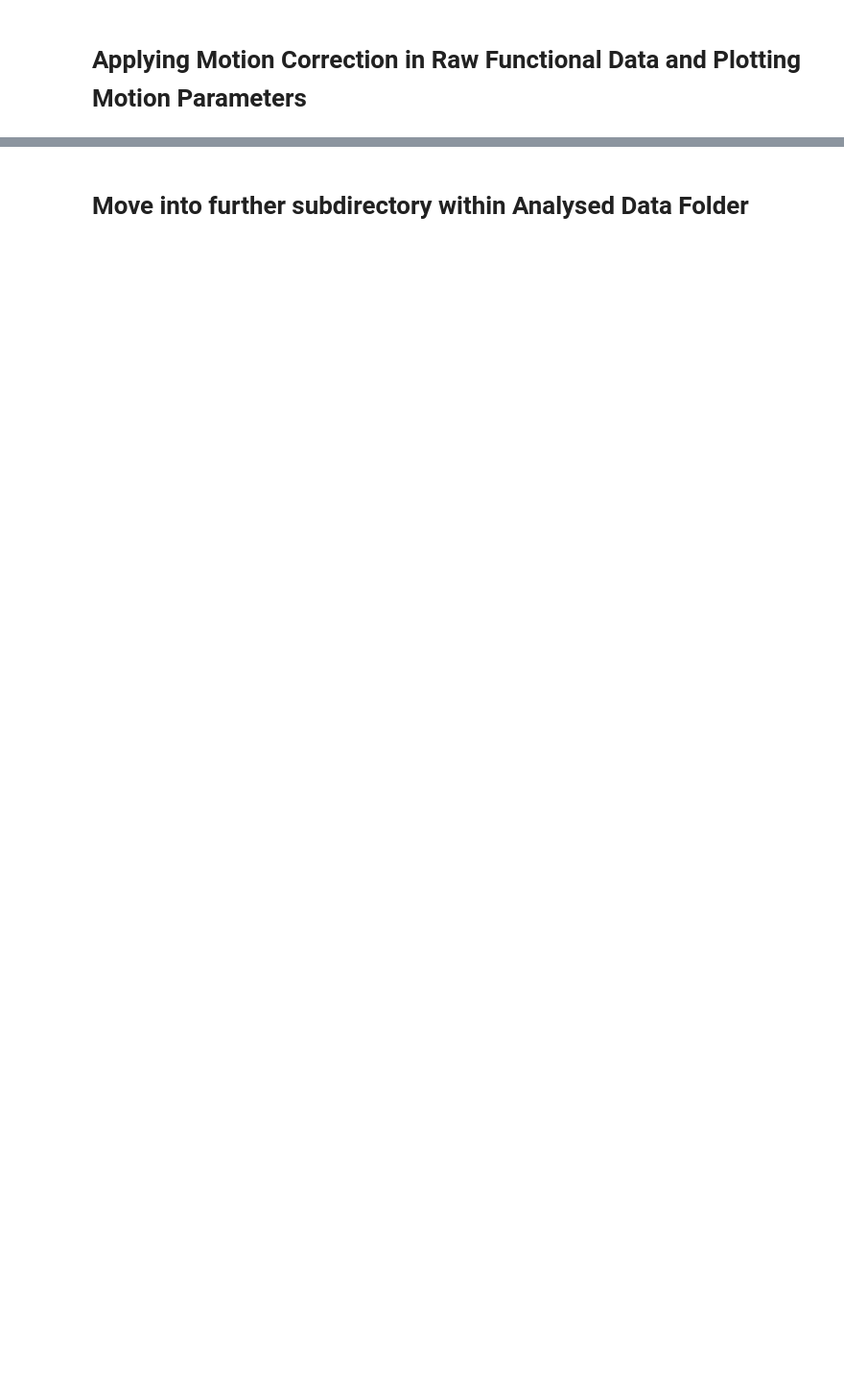
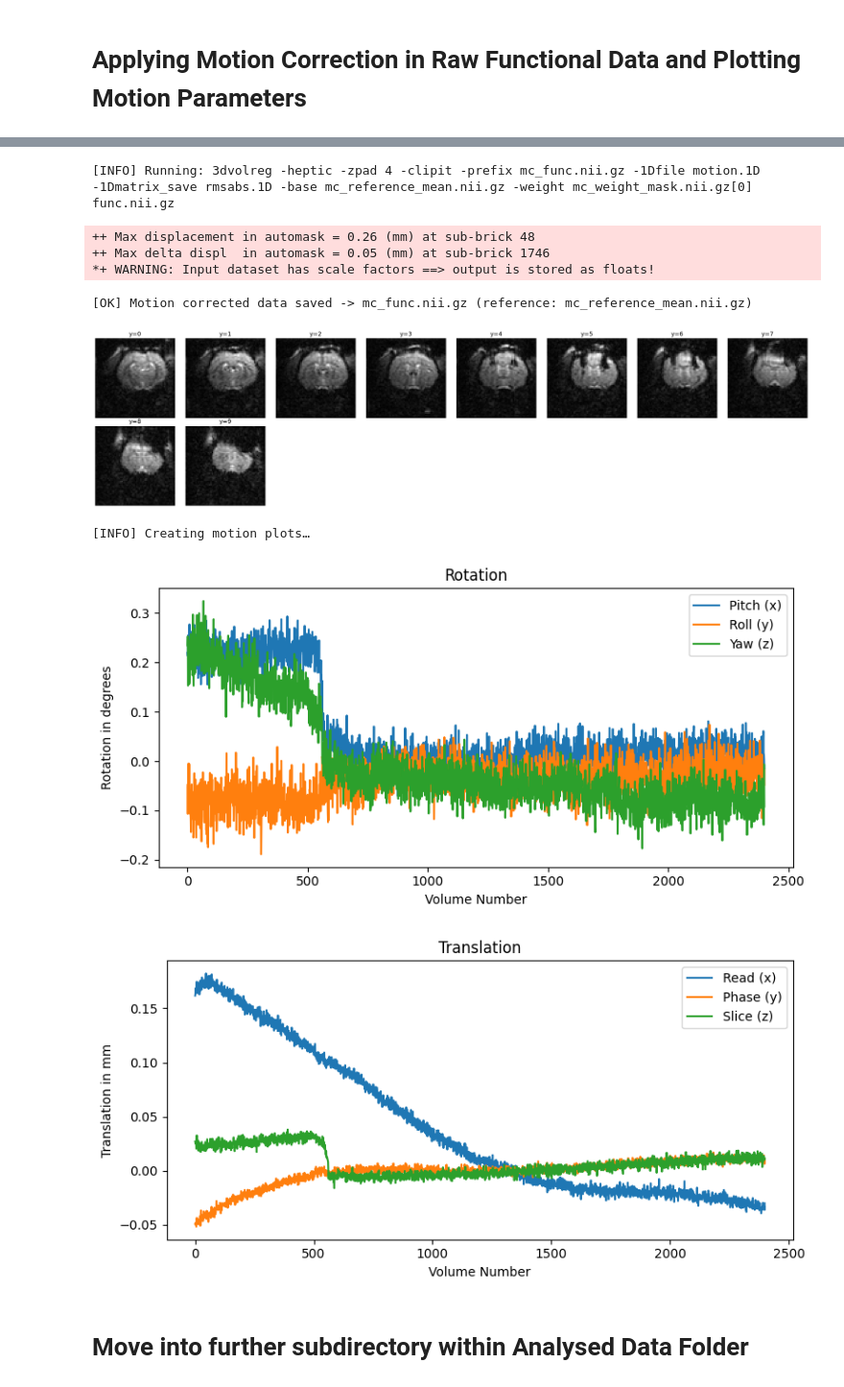
Before and after one commit to schmidt12335/fmri_analysis, a Jupyter notebook: mol_fMRI_v5.5.ipynb, the cells around one changed output, grey strips where cells are left out. Shown at 96% size. Cells and saved outputs as stored; diff of their text form; code cells hidden in the pictures; blank space fills up the shorter version.

```diff
--- a/mol_fMRI_v5.5.ipynb
+++ b/mol_fMRI_v5.5.ipynb
@@ -1075,8 +1637,10 @@ if is_step_enabled("motion_correction"):
 
 
     #Display of the motion corrected image and motion corrected graphs
-    input_name_for_next_step = f"mc_{input_name_for_next_step}"
+    if not input_name_for_next_step.startswith("mc_"):
+        input_name_for_next_step = f"mc_{input_name_for_next_step}"
     view_images("mc_func.nii.gz", cmap="gray")
     plot_motion_parameters("motion.1D")
 else:
     print_statement("⏭️ Motion Correction not executed", bcolors.NOTIFICATION)
+# %% [output]
@@ -1083,3 +1666,12 @@ else:
+[INFO] Running: 3dvolreg -heptic -zpad 4 -clipit -prefix mc_func.nii.gz -1Dfile motion.1D -1Dmatrix_save rmsabs.1D -base mc_reference_mean.nii.gz -weight mc_weight_mask.nii.gz[0] func.nii.gz
+++ Max displacement in automask = 0.26 (mm) at sub-brick 48
+++ Max delta displ  in automask = 0.05 (mm) at sub-brick 1746
+*+ WARNING: Input dataset has scale factors ==> output is stored as floats!
+[OK] Motion corrected data saved -> mc_func.nii.gz (reference: mc_reference_mean.nii.gz)
+[figure, added]
+[INFO] Creating motion plots…
+[figure, added]
+[figure, added]
 # %% [markdown]
 # Move into further subdirectory within Analysed Data Folder
 # %%
```
Also changed, not shown: parts of 16 cells of this notebook, 1 other file.
